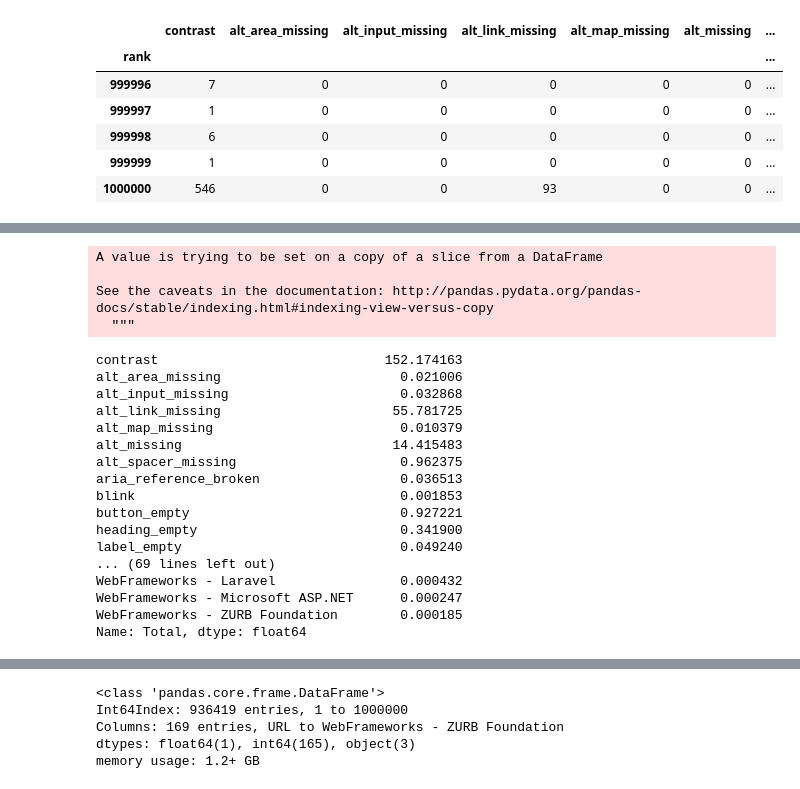
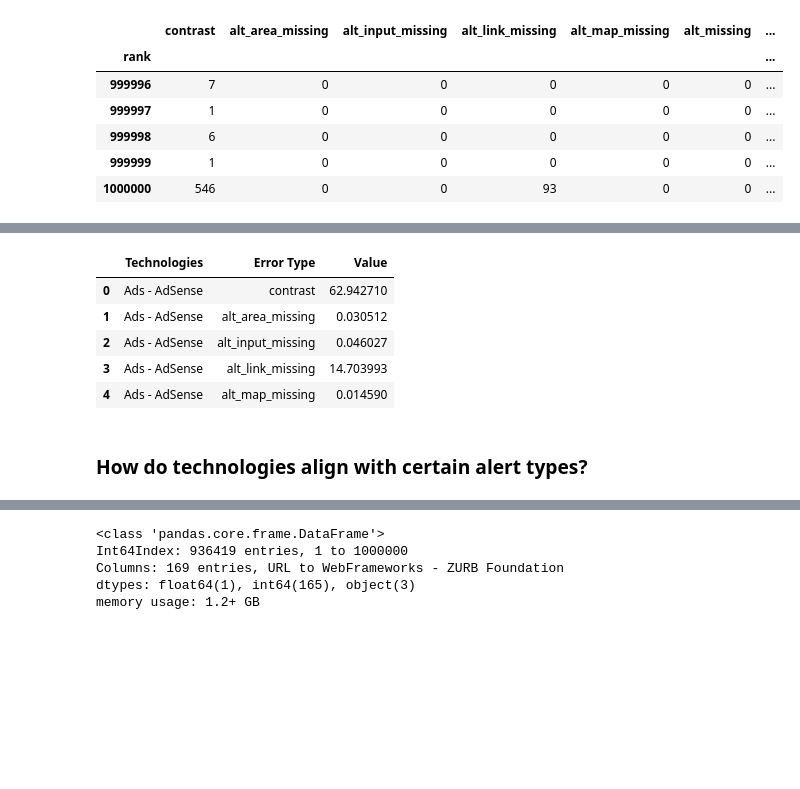
Before and after one commit to McKlayne/WebAIM-Million, a Jupyter notebook: McKlayne.ipynb, the cells around one changed output, grey strips where cells are left out. Drawn from its saved outputs; the diff is of its cells as text; code cells hidden in the pictures; blank space fills up the shorter version.

```diff
--- a/McKlayne.ipynb
+++ b/McKlayne.ipynb
@@ -154,9 +133,6 @@ errors_tech.head(5)
 # %%
 technologies_by_errors = {}
-technologies_by_errors['Technologies'] = []
-technologies_by_errors['Error Type'] = []
-technologies_by_errors['Value'] = []
-
+errors_tech = pd.merge(wave_errors,technologies, how='right',left_index = True, right_index = True)
 
 for i in range(len(technologies.columns)):
     tech_type = errors_tech[technologies.columns[i]] == 1
@@ -164,13 +140,6 @@ for i in range(len(technologies.columns)):
     tech_with_errors.loc['Total'] = tech_with_errors.sum()
     top_errors = tech_with_errors.loc['Total']
     ratio_errors = tech_with_errors.loc['Total']/top_errors.loc[technologies.columns[i]]
-    top_total_errors[technologies.columns[i]] = ratio_errors
-    for j in range(len(wave_errors.columns)):
-        technologies_by_errors['Technologies'].append(technologies.columns[i])
-        technologies_by_errors['Error Type'].append(wave_errors.columns[j])
-        technologies_by_errors['Value'].append(error_analysis.loc[wave_errors.columns[j],technologies.columns[i]])
+    technologies_by_errors[technologies.columns[i]] = ratio_errors
 
-error_analysis = pd.DataFrame(top_total_errors)
-df = pd.DataFrame(technologies_by_errors)
-
-df.to_csv('technologies_by_errors.csv')
+error_analysis = pd.DataFrame(technologies_by_errors)
@@ -203,36 +146,25 @@ df
-# %%
-i = 0
-
-tech_type = errors_tech[cms.columns[i]] == 1
-tech_with_errors = errors_tech[tech_type]
-tech_with_errors.loc['Total'] = tech_with_errors.sum()
-top_errors = tech_with_errors.loc['Total']
-ratio_errors = tech_with_errors.loc['Total']/top_errors.loc[technologies.columns[i]]
-
-ratio_errors
-
-
-#print(top_errors.loc['contrast']/top_errors.loc['CMS - Blogger'])
-# %% [output]
-A value is trying to be set on a copy of a slice from a DataFrame
-
-See the caveats in the documentation: http://pandas.pydata.org/pandas-docs/stable/indexing.html#indexing-view-versus-copy
-  """
-contrast                             152.174163
-alt_area_missing                       0.021006
-alt_input_missing                      0.032868
-alt_link_missing                      55.781725
-alt_map_missing                        0.010379
-alt_missing                           14.415483
-alt_spacer_missing                     0.962375
-aria_reference_broken                  0.036513
-blink                                  0.001853
-button_empty                           0.927221
-heading_empty                          0.341900
-label_empty                            0.049240
-... (69 lines left out)
-WebFrameworks - Laravel                0.000432
-WebFrameworks - Microsoft ASP.NET      0.000247
-WebFrameworks - ZURB Foundation        0.000185
-Name: Total, dtype: float64
+# %%
+errors_tech = {}
+errors_tech['Technologies'] = []
+errors_tech['Error Type'] = []
+errors_tech['Value'] = []
+
+
+for i in range(len(technologies.columns)):
+    for j in range(len(wave_errors.columns)):
+        errors_tech['Technologies'].append(technologies.columns[i])
+        errors_tech['Error Type'].append(wave_errors.columns[j])
+        errors_tech['Value'].append(error_analysis.loc[wave_errors.columns[j],technologies.columns[i]])
+
+errors_and_tech_analysis = pd.DataFrame(errors_tech)
+errors_and_tech_analysis.head()
+# %% [output]
+|  | Technologies | Error Type | Value |
+| 0 | Ads - AdSense | contrast | 62.942710 |
+| 1 | Ads - AdSense | alt_area_missing | 0.030512 |
+| 2 | Ads - AdSense | alt_input_missing | 0.046027 |
+| 3 | Ads - AdSense | alt_link_missing | 14.703993 |
+| 4 | Ads - AdSense | alt_map_missing | 0.014590 |
+# %% [markdown]
+### How do technologies align with certain alert types?
 # %%
```
Also changed, not shown: parts of 18 cells of this notebook.
